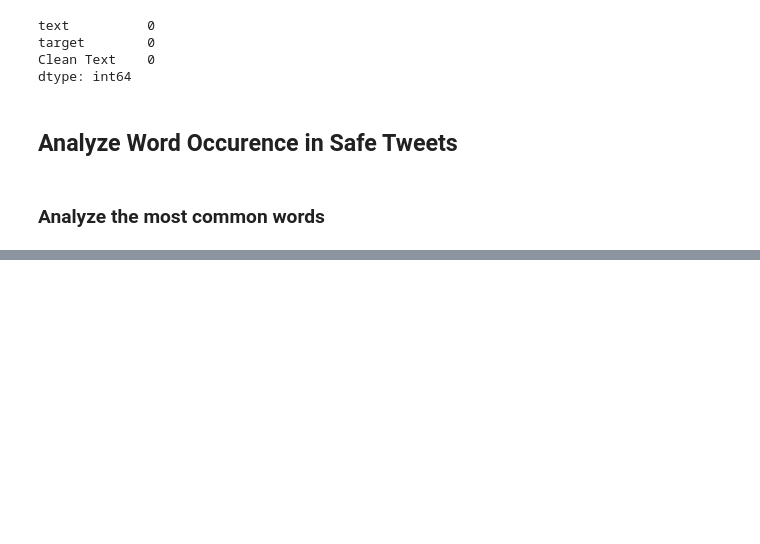
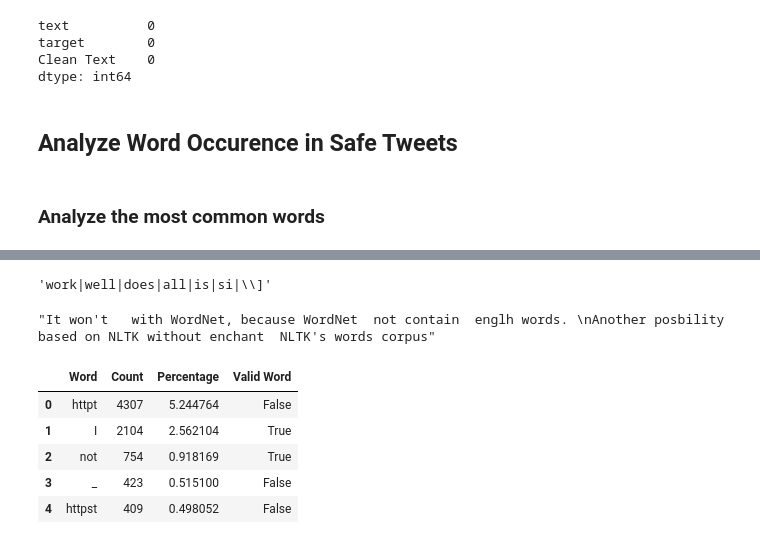
Before and after one commit to AustinYunker/Twitter-Prediction, a Jupyter notebook: Tweet Cleaner.ipynb, the cells around one changed output, grey strips where cells are left out. Saved outputs shown, nothing was run; the diff lists cells and outputs as text; code cells hidden in the pictures; blank space fills up the shorter version.

```diff
--- a/Tweet Cleaner.ipynb
+++ b/Tweet Cleaner.ipynb
@@ -572,0 +610,10 @@ word_df.loc[(word_df["Valid Word"] == True) & (word_df["Count"] == 10)]
+# %%
+long_str = """It won't work well with WordNet, because WordNet does not contain all english words.
+Another possibility based on NLTK without enchant is NLTK's words corpus"""
+
+temp = ["work", "well", "does", "all", "is", "si", "]"]
+
+pat = make_pattern(temp)
+pat
+# %% [output]
+'work|well|does|all|is|si|\\]'
@@ -572,0 +626,13 @@ word_df.loc[(word_df["Valid Word"] == True) & (word_df["Count"] == 10)]
+# %%
+remove_words(long_str, pat)
+# %% [output]
+"It won't   with WordNet, because WordNet  not contain  englh words. \nAnother posbility based on NLTK without enchant  NLTK's words corpus"
+# %%
+word_df.head()
+# %% [output]
+|  | Word | Count | Percentage | Valid Word |
+| 0 | httpt | 4307 | 5.244764 | False |
+| 1 | I | 2104 | 2.562104 | True |
+| 2 | not | 754 | 0.918169 | True |
+| 3 | _ | 423 | 0.515100 | False |
+| 4 | httpst | 409 | 0.498052 | False |
```
Also changed, not shown: parts of 43 cells of this notebook.
